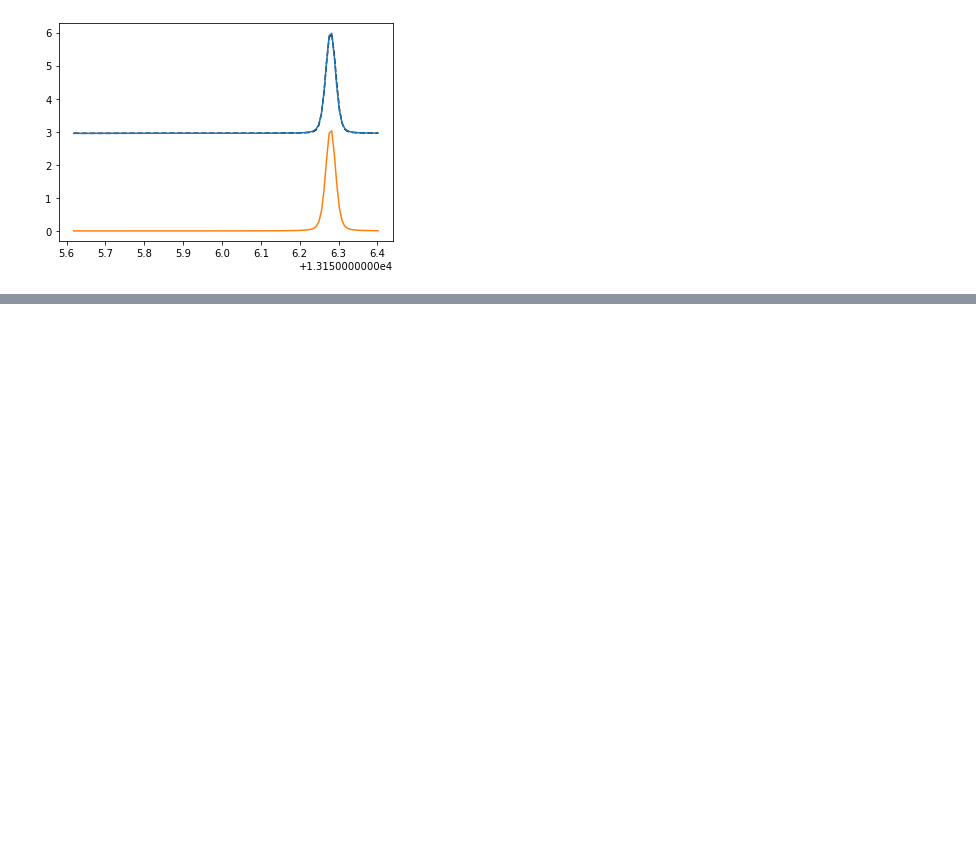
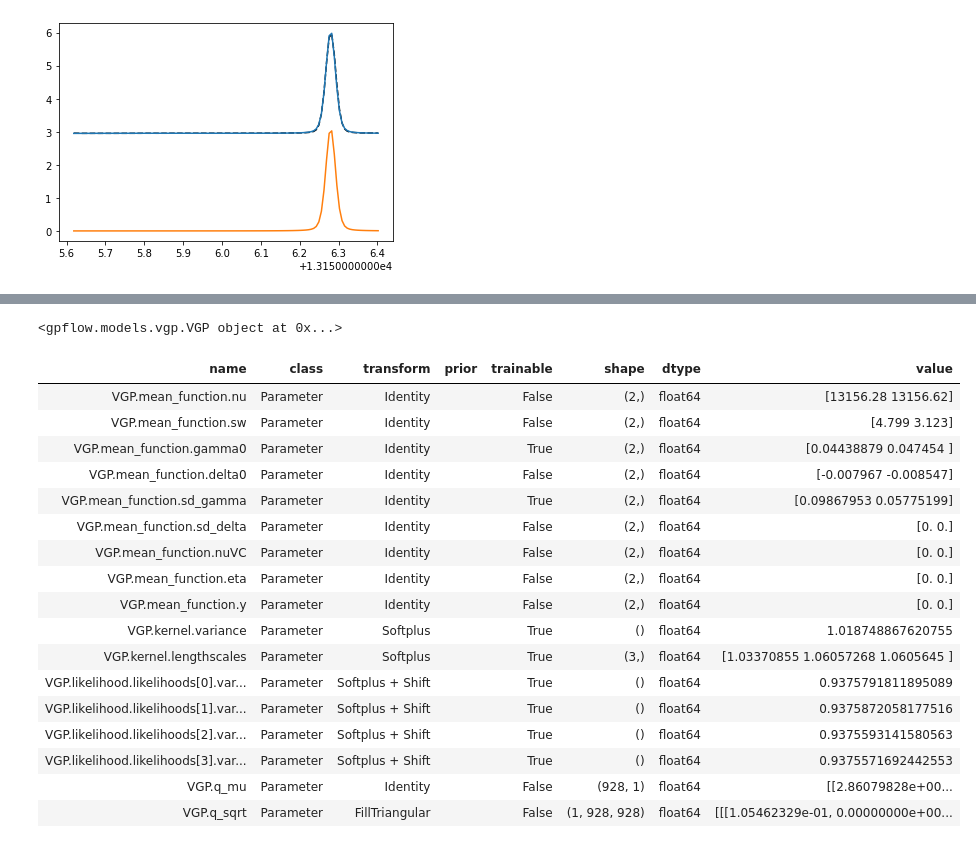
Before and after one commit to wpk-nist-gov/MATSgp, a Jupyter notebook: cci_workup/gpflow_pcqsdhc.ipynb, the cells around one changed output, grey strips where cells are left out. Drawn from its saved outputs; the diff is of its cells as text; code cells hidden in the pictures; blank space fills up the shorter version.

```diff
--- a/cci_workup/gpflow_pcqsdhc.ipynb
+++ b/cci_workup/gpflow_pcqsdhc.ipynb
@@ -608,0 +874,22 @@ plt.show()
+# %%
+gpr
+# %% [output]
+<gpflow.models.vgp.VGP object at 0x...>
+| name | class | transform | prior | trainable | shape | dtype | value |
+| VGP.mean_function.nu | Parameter | Identity |  | False | (2,) | float64 | [13156.28 13156.62] |
+| VGP.mean_function.sw | Parameter | Identity |  | False | (2,) | float64 | [4.799 3.123] |
+| VGP.mean_function.gamma0 | Parameter | Identity |  | True | (2,) | float64 | [0.04438879 0.047454 ] |
+| VGP.mean_function.delta0 | Parameter | Identity |  | False | (2,) | float64 | [-0.007967 -0.008547] |
+| VGP.mean_function.sd_gamma | Parameter | Identity |  | True | (2,) | float64 | [0.09867953 0.05775199] |
+| VGP.mean_function.sd_delta | Parameter | Identity |  | False | (2,) | float64 | [0. 0.] |
+| VGP.mean_function.nuVC | Parameter | Identity |  | False | (2,) | float64 | [0. 0.] |
+| VGP.mean_function.eta | Parameter | Identity |  | False | (2,) | float64 | [0. 0.] |
+| VGP.mean_function.y | Parameter | Identity |  | False | (2,) | float64 | [0. 0.] |
+| VGP.kernel.variance | Parameter | Softplus |  | True | () | float64 | 1.018748867620755 |
+| VGP.kernel.lengthscales | Parameter | Softplus |  | True | (3,) | float64 | [1.03370855 1.06057268 1.0605645 ] |
+| VGP.likelihood.likelihoods[0].var... | Parameter | Softplus + Shift |  | True | () | float64 | 0.9375791811895089 |
+| VGP.likelihood.likelihoods[1].var... | Parameter | Softplus + Shift |  | True | () | float64 | 0.9375872058177516 |
+| VGP.likelihood.likelihoods[2].var... | Parameter | Softplus + Shift |  | True | () | float64 | 0.9375593141580563 |
+| VGP.likelihood.likelihoods[3].var... | Parameter | Softplus + Shift |  | True | () | float64 | 0.9375571692442553 |
+| VGP.q_mu | Parameter | Identity |  | False | (928, 1) | float64 | [[2.86079828e+00... |
+| VGP.q_sqrt | Parameter | FillTriangular |  | False | (1, 928, 928) | float64 | [[[1.05462329e-01, 0.00000000e+00... |
```
Also changed, not shown: parts of 33 cells of this notebook.
